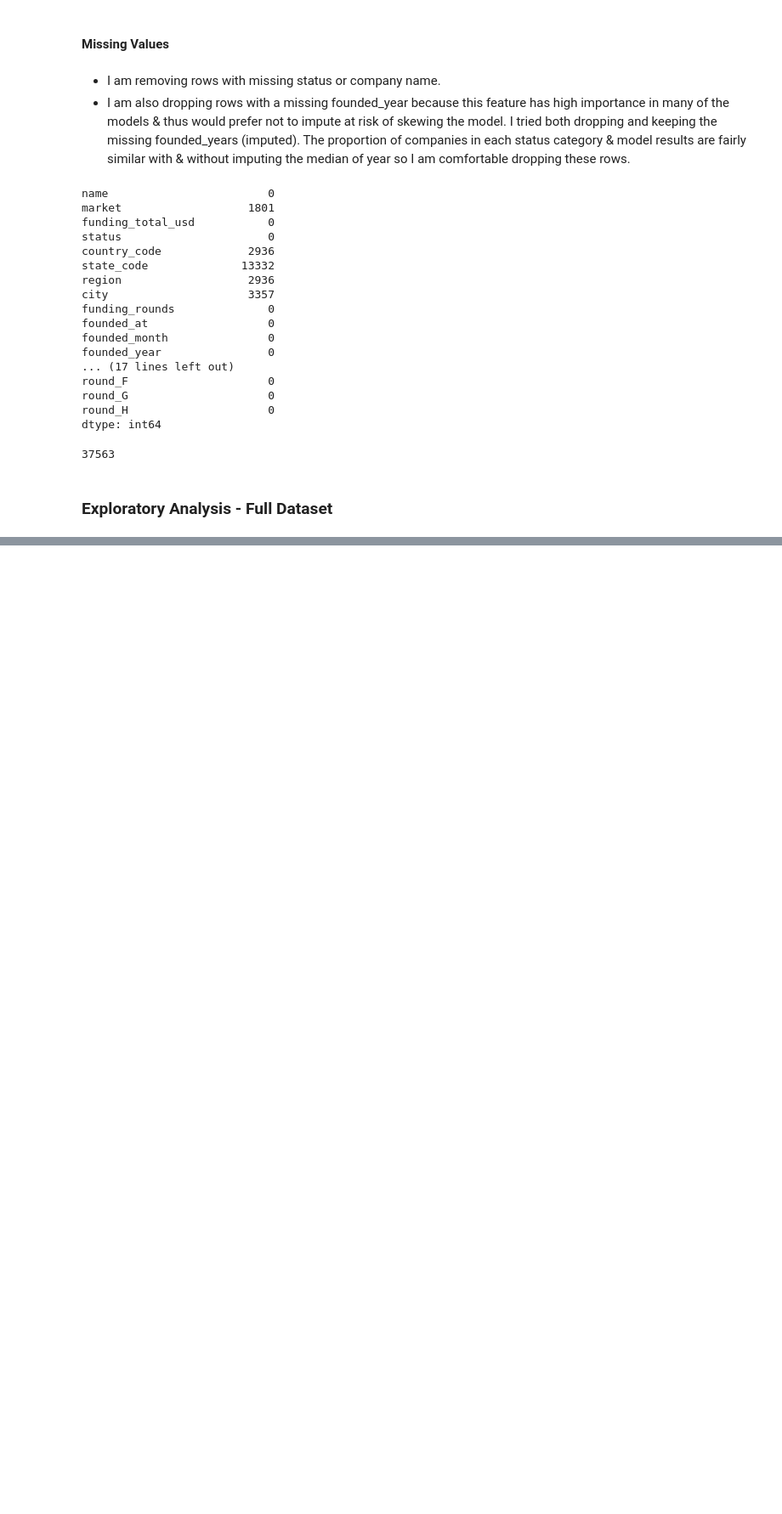
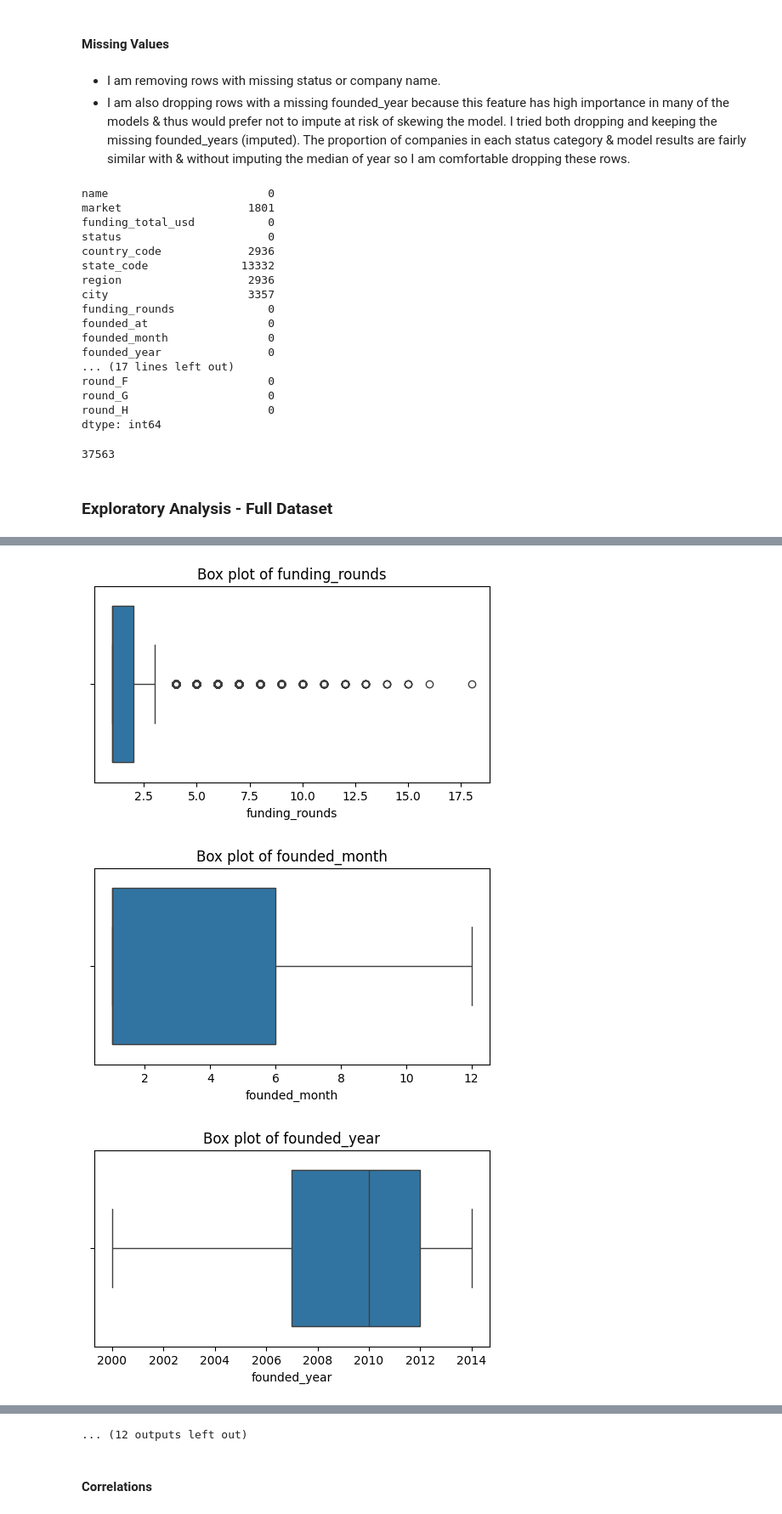
Before and after one commit to lorenzopanero/startup-prediction, a Jupyter notebook: notebook/exploration.ipynb, the cells around one changed output, grey strips where cells are left out. Shown: that part at 85% size. Cells and saved outputs as stored; diff of their text form; code cells hidden in the pictures; blank space fills up the shorter version.

```diff
--- a/notebook/exploration.ipynb
+++ b/notebook/exploration.ipynb
@@ -123,0 +432,14 @@ data.hist('equity_crowdfunding', bins=40)
+# %%
+# Filter out non-numeric columns if necessary
+numeric_cols = data.select_dtypes(include=['float64', 'int64'])
+
+# Plot box plots for each numeric variable
+for col in numeric_cols:
+    plt.figure(figsize=(6, 3))
+    sns.boxplot(x=data[col])
+    plt.title(f'Box plot of {col}')
+    plt.show()
+# %% [output]
+[figure, added]
+[figure, added]
+[figure, added]
@@ -123,0 +455,3 @@ data.hist('equity_crowdfunding', bins=40)
+... (12 outputs left out)
+# %% [markdown]
+#### Correlations
```
Also changed, not shown: parts of 46 cells of this notebook, 4 other files.
